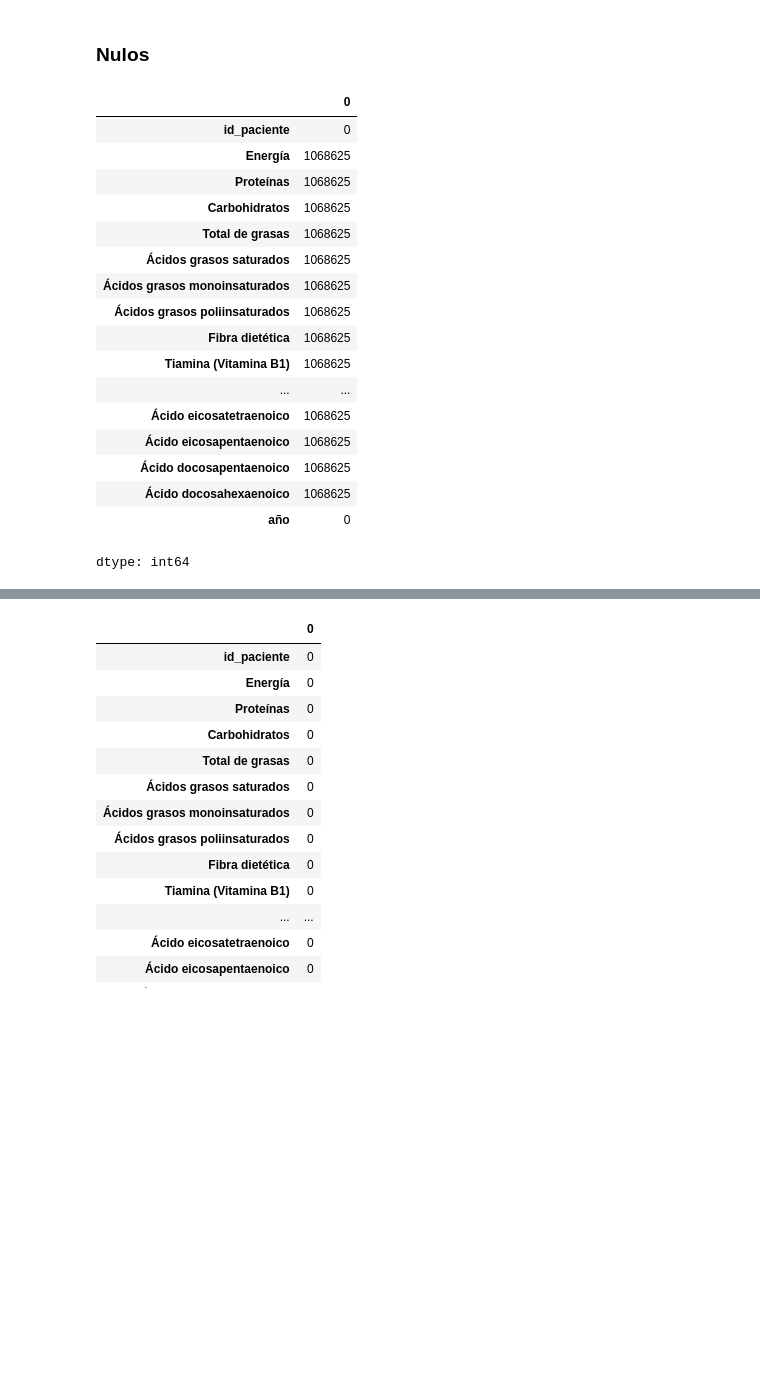
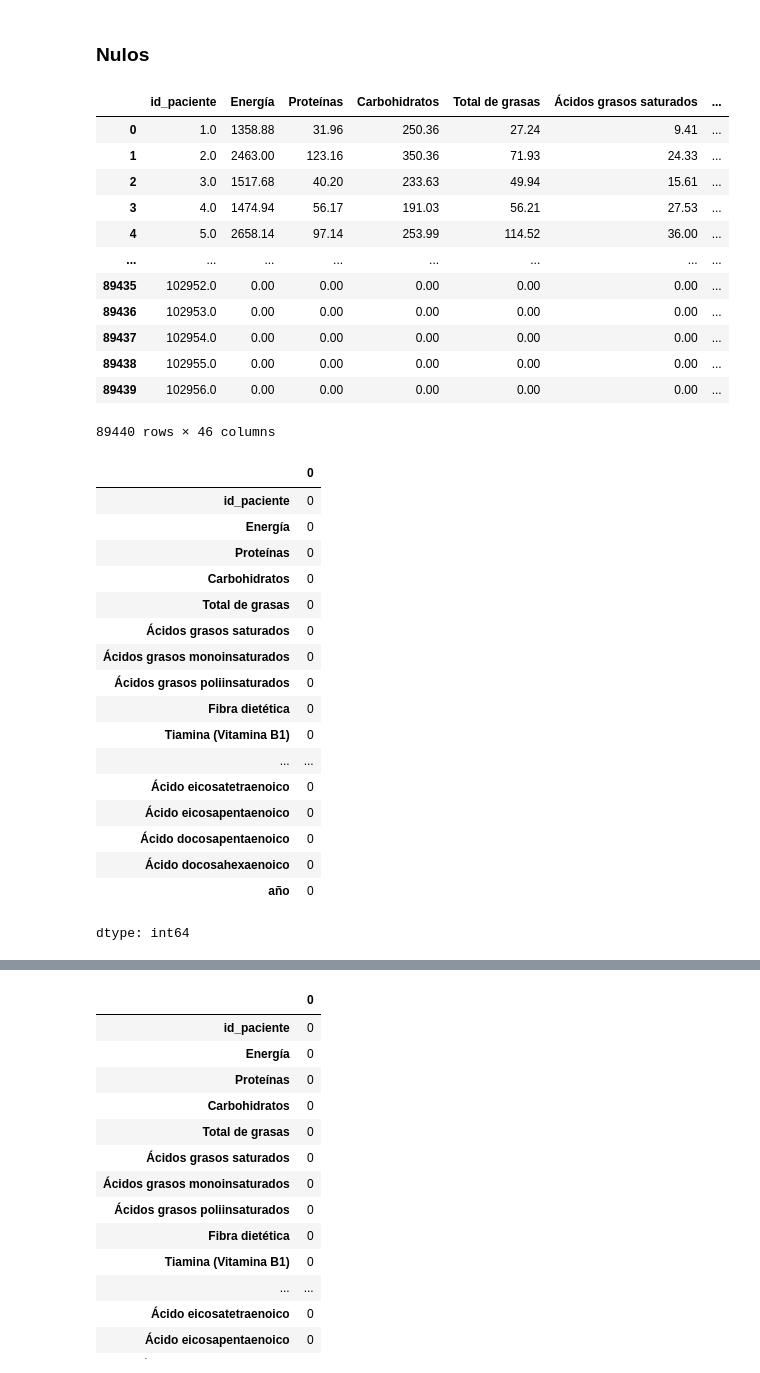
Before and after one commit to melaniefarneti/trabajofinal_farnetimelanie, a Jupyter notebook: dieta.ipynb, the cells around one changed output, grey strips where cells are left out. Drawn from its saved outputs; the diff is of its cells as text; code cells hidden in the pictures; blank space fills up the shorter version.

```diff
--- a/dieta.ipynb
+++ b/dieta.ipynb
@@ -312,25 +312,48 @@ dtypes: float64(45), int64(1)
 memory usage: 479.7 MB
 # %% [markdown]
 ### Nulos
+# %%
+# Agrupar por 'SEQN'
+dieta = dieta.groupby('id_paciente').agg(
+    lambda x: x.sum() if x.dtype in [np.float64, np.int64] else x.first()
+).reset_index()
+
+# Para la columna 'Año', mantener el primer valor
+dieta['año'] = dieta.groupby('id_paciente')['año'].first().values
+dieta
+# %% [output]
+|  | id_paciente | Energía | Proteínas | Carbohidratos | Total de grasas | Ácidos grasos saturados | ... |
+| 0 | 1.0 | 1358.88 | 31.96 | 250.36 | 27.24 | 9.41 | ... |
+| 1 | 2.0 | 2463.00 | 123.16 | 350.36 | 71.93 | 24.33 | ... |
+| 2 | 3.0 | 1517.68 | 40.20 | 233.63 | 49.94 | 15.61 | ... |
+| 3 | 4.0 | 1474.94 | 56.17 | 191.03 | 56.21 | 27.53 | ... |
+| 4 | 5.0 | 2658.14 | 97.14 | 253.99 | 114.52 | 36.00 | ... |
+| ... | ... | ... | ... | ... | ... | ... | ... |
+| 89435 | 102952.0 | 0.00 | 0.00 | 0.00 | 0.00 | 0.00 | ... |
+| 89436 | 102953.0 | 0.00 | 0.00 | 0.00 | 0.00 | 0.00 | ... |
+| 89437 | 102954.0 | 0.00 | 0.00 | 0.00 | 0.00 | 0.00 | ... |
+| 89438 | 102955.0 | 0.00 | 0.00 | 0.00 | 0.00 | 0.00 | ... |
+| 89439 | 102956.0 | 0.00 | 0.00 | 0.00 | 0.00 | 0.00 | ... |
+89440 rows × 46 columns
 # %%
 dieta.isnull().sum()
 # %% [output]
 |  | 0 |
 | id_paciente | 0 |
-| Energía | 1068625 |
-| Proteínas | 1068625 |
-| Carbohidratos | 1068625 |
-| Total de grasas | 1068625 |
-| Ácidos grasos saturados | 1068625 |
-| Ácidos grasos monoinsaturados | 1068625 |
-| Ácidos grasos poliinsaturados | 1068625 |
-| Fibra dietética | 1068625 |
-| Tiamina (Vitamina B1) | 1068625 |
+| Energía | 0 |
+| Proteínas | 0 |
+| Carbohidratos | 0 |
+| Total de grasas | 0 |
+| Ácidos grasos saturados | 0 |
+| Ácidos grasos monoinsaturados | 0 |
+| Ácidos grasos poliinsaturados | 0 |
+| Fibra dietética | 0 |
+| Tiamina (Vitamina B1) | 0 |
 | ... | ... |
-| Ácido eicosatetraenoico | 1068625 |
-| Ácido eicosapentaenoico | 1068625 |
-| Ácido docosapentaenoico | 1068625 |
-| Ácido docosahexaenoico | 1068625 |
+| Ácido eicosatetraenoico | 0 |
+| Ácido eicosapentaenoico | 0 |
+| Ácido docosapentaenoico | 0 |
+| Ácido docosahexaenoico | 0 |
 | año | 0 |
 dtype: int64
 # %%
```
Also changed, not shown: parts of 2 cells of this notebook.
